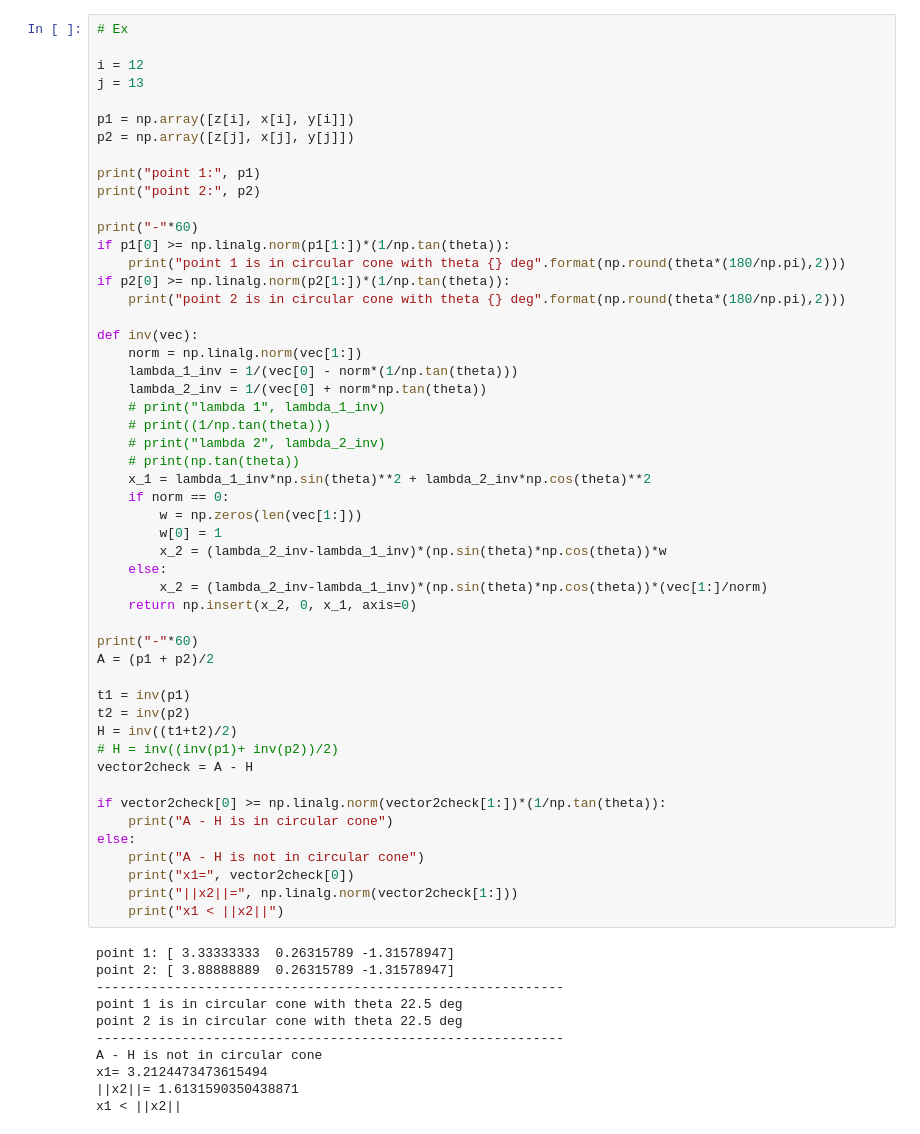
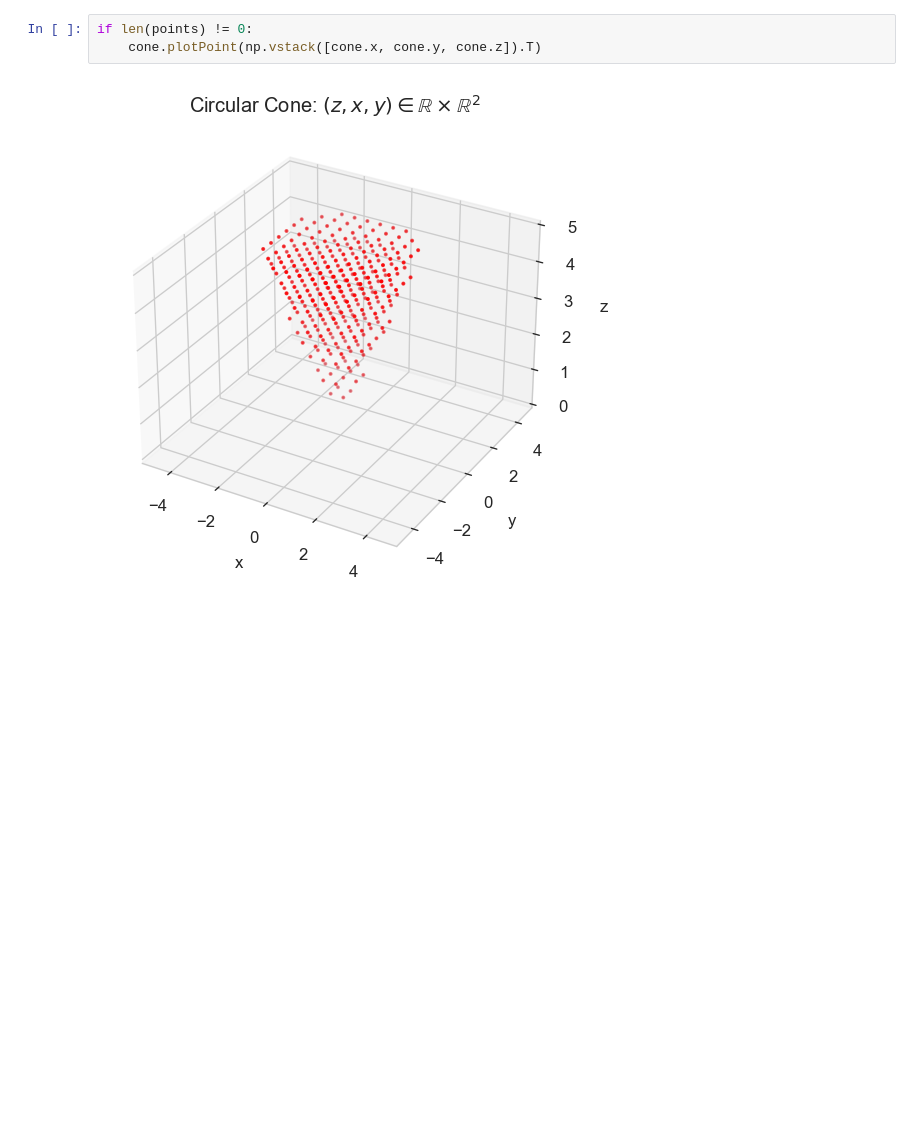
Before and after one commit to doggydoggy0101/math_project, a Jupyter notebook: cone/test.ipynb, the cells around one changed output. Saved outputs shown, nothing was run; the diff lists cells and outputs as text; blank space fills up the shorter version.

```diff
--- a/cone/test.ipynb
+++ b/cone/test.ipynb
@@ -50,62 +23,5 @@ else:
-# %%
-# Ex
-
-i = 12
-j = 13
-
-p1 = np.array([z[i], x[i], y[i]])
-p2 = np.array([z[j], x[j], y[j]])
-
-print("point 1:", p1)
-print("point 2:", p2)
-
-print("-"*60)
-if p1[0] >= np.linalg.norm(p1[1:])*(1/np.tan(theta)):
-    print("point 1 is in circular cone with theta {} deg".format(np.round(theta*(180/np.pi),2)))
-if p2[0] >= np.linalg.norm(p2[1:])*(1/np.tan(theta)):
-    print("point 2 is in circular cone with theta {} deg".format(np.round(theta*(180/np.pi),2)))
-
-def inv(vec):
-    norm = np.linalg.norm(vec[1:])
-    lambda_1_inv = 1/(vec[0] - norm*(1/np.tan(theta)))
-    lambda_2_inv = 1/(vec[0] + norm*np.tan(theta))
-    # print("lambda 1", lambda_1_inv)
-    # print((1/np.tan(theta)))
-    # print("lambda 2", lambda_2_inv)
-    # print(np.tan(theta))
-    x_1 = lambda_1_inv*np.sin(theta)**2 + lambda_2_inv*np.cos(theta)**2
-    if norm == 0:
-        w = np.zeros(len(vec[1:]))
-        w[0] = 1
-        x_2 = (lambda_2_inv-lambda_1_inv)*(np.sin(theta)*np.cos(theta))*w
-    else:
-        x_2 = (lambda_2_inv-lambda_1_inv)*(np.sin(theta)*np.cos(theta))*(vec[1:]/norm)
-    return np.insert(x_2, 0, x_1, axis=0)
-
-print("-"*60)
-A = (p1 + p2)/2
-
-t1 = inv(p1)
-t2 = inv(p2)
-H = inv((t1+t2)/2)
-# H = inv((inv(p1)+ inv(p2))/2)
-vector2check = A - H
-
-if vector2check[0] >= np.linalg.norm(vector2check[1:])*(1/np.tan(theta)):
-    print("A - H is in circular cone")
-else:
-    print("A - H is not in circular cone")
-    print("x1=", vector2check[0])
-    print("||x2||=", np.linalg.norm(vector2check[1:]))
-    print("x1 < ||x2||")
-# %% [output]
-point 1: [ 3.33333333  0.26315789 -1.31578947]
-point 2: [ 3.88888889  0.26315789 -1.31578947]
-------------------------------------------------------------
-point 1 is in circular cone with theta 22.5 deg
-point 2 is in circular cone with theta 22.5 deg
-------------------------------------------------------------
-A - H is not in circular cone
-x1= 3.2124473473615494
-||x2||= 1.6131590350438871
-x1 < ||x2||
+# %%
+if len(points) != 0:
+    cone.plotPoint(np.vstack([cone.x, cone.y, cone.z]).T)
+# %% [output]
+[figure, added]
```
Also changed, not shown: parts of 8 cells of this notebook, 3 other files.
